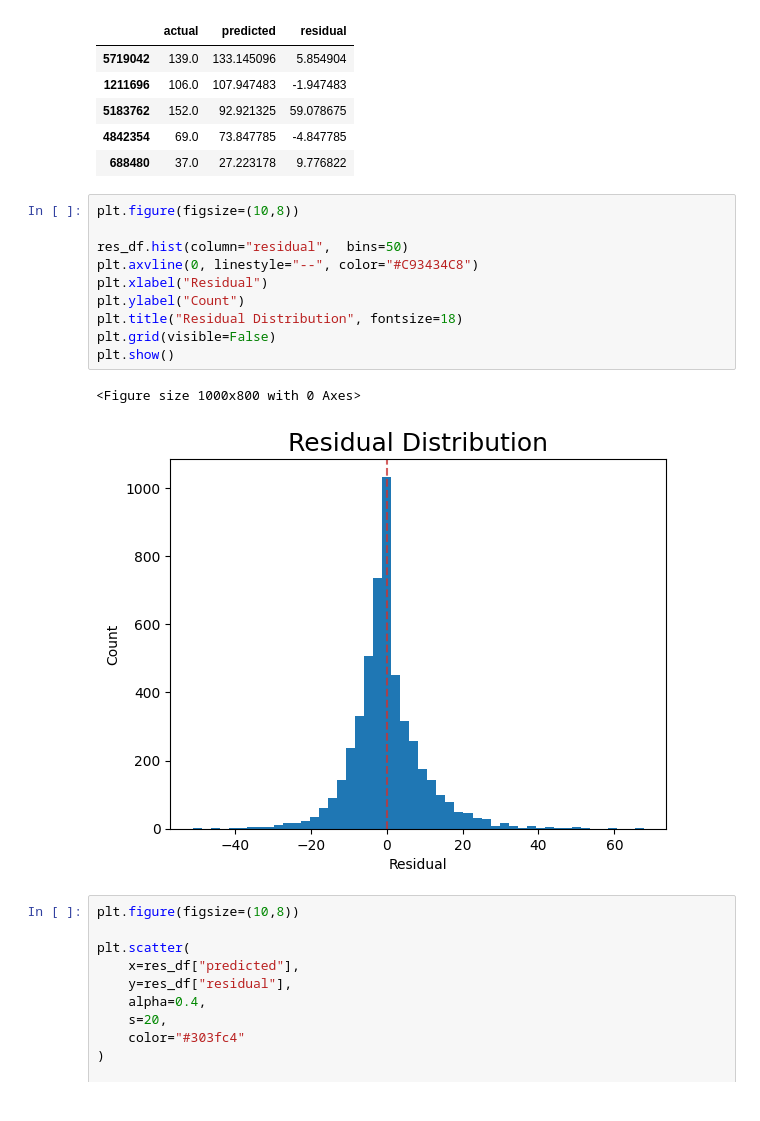
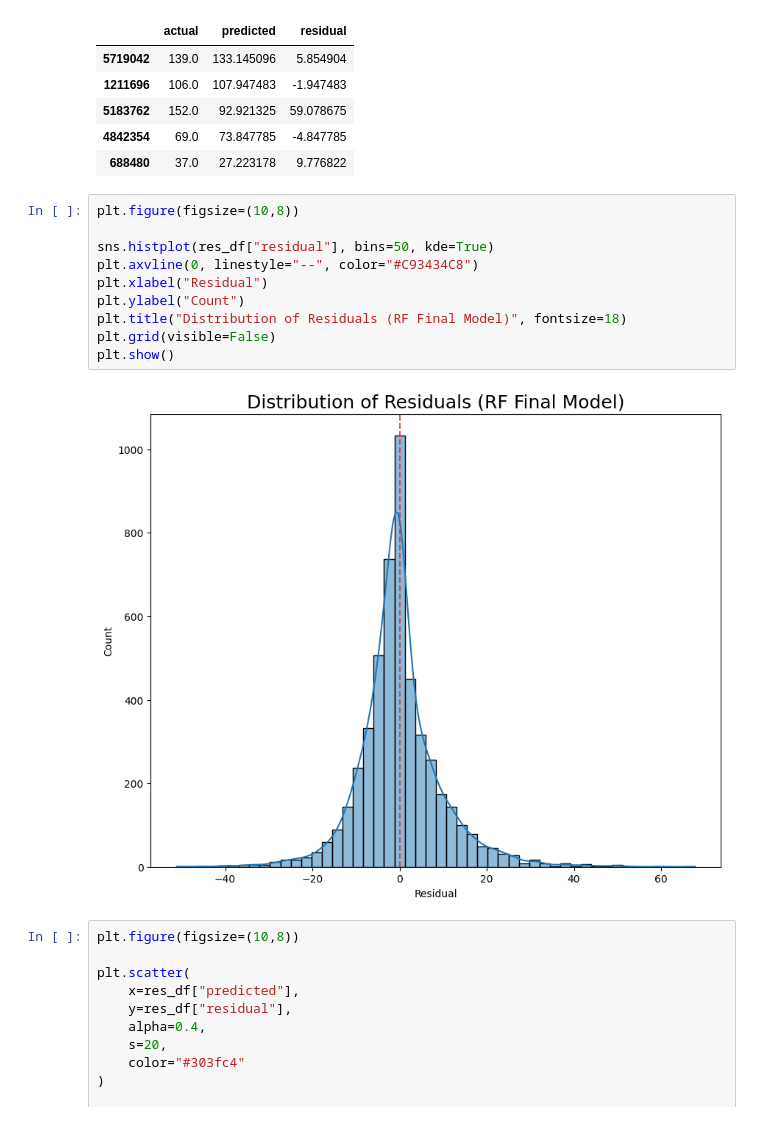
Before and after one commit to chgwyellow/air_pollution_analysis, a Jupyter notebook: notebook/07_model_prediction_evaluation.ipynb, the cells around one changed output. Cells and saved outputs as stored; diff of their text form.

Commit message:
Finish model prediction evaluation.

```diff
--- a/notebook/07_model_prediction_evaluation.ipynb
+++ b/notebook/07_model_prediction_evaluation.ipynb
@@ -180,16 +182,15 @@ res_df.head()
 # %%
 plt.figure(figsize=(10,8))
 
-res_df.hist(column="residual",  bins=50)
+sns.histplot(res_df["residual"], bins=50, kde=True)
 plt.axvline(0, linestyle="--", color="#C93434C8")
 plt.xlabel("Residual")
 plt.ylabel("Count")
-plt.title("Residual Distribution", fontsize=18)
+plt.title("Distribution of Residuals (RF Final Model)", fontsize=18)
 plt.grid(visible=False)
 plt.show()
 # %% [output]
-<Figure size 1000x800 with 0 Axes>
-[figure, old version]
+[figure, new version]
 # %%
 plt.figure(figsize=(10,8))
 
```
Also changed, not shown: parts of 7 cells of this notebook, 27 other files.
